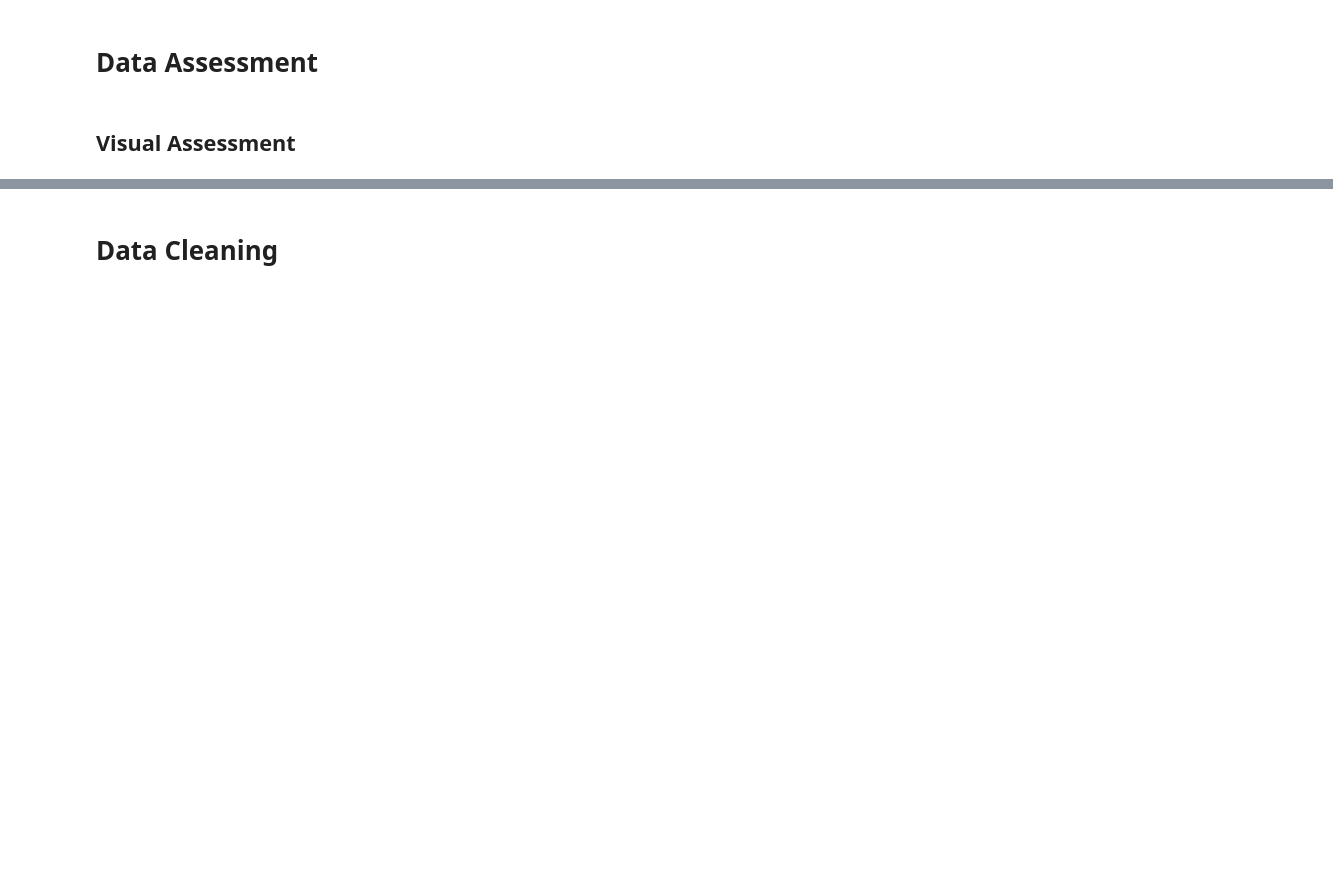
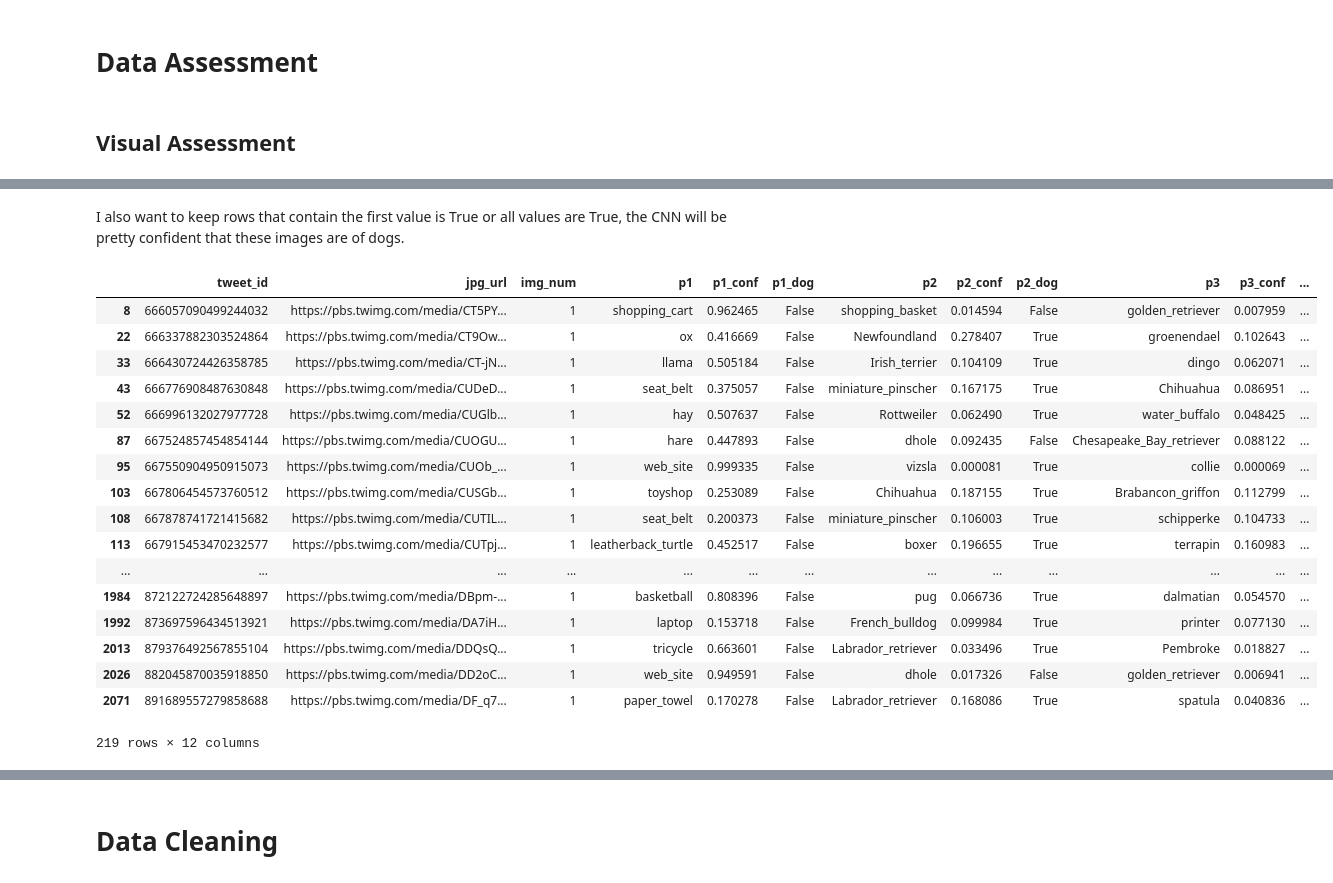
Before and after one commit to ASISPATT/Udacity-Project---Data-Wrangling, a Jupyter notebook: wrangling-act.ipynb, the cells around one changed output, grey strips where cells are left out. Drawn from its saved outputs; the diff is of its cells as text; code cells hidden in the pictures; blank space fills up the shorter version.

```diff
--- a/wrangling-act.ipynb
+++ b/wrangling-act.ipynb
@@ -122,0 +296,27 @@ df_api.head()
+# %% [markdown]
+I also want to keep rows that contain the first value is True or all values are True, the CNN will be pretty confident that these images are of dogs.
+# %%
+# Checking selection when the 2nd or 3rd probabilities are dogs
+df_breeds[((df_breeds["p1_dog"] == False) &
+         ((df_breeds["p2_dog"] == True) |
+         (df_breeds["p3_dog"] == True))) &
+         ()]
+# %% [output]
+|  | tweet_id | jpg_url | img_num | p1 | p1_conf | p1_dog | p2 | p2_conf | p2_dog | p3 | p3_conf | ... |
+| 8 | 666057090499244032 | https://pbs.twimg.com/media/CT5PY... | 1 | shopping_cart | 0.962465 | False | shopping_basket | 0.014594 | False | golden_retriever | 0.007959 | ... |
+| 22 | 666337882303524864 | https://pbs.twimg.com/media/CT9Ow... | 1 | ox | 0.416669 | False | Newfoundland | 0.278407 | True | groenendael | 0.102643 | ... |
+| 33 | 666430724426358785 | https://pbs.twimg.com/media/CT-jN... | 1 | llama | 0.505184 | False | Irish_terrier | 0.104109 | True | dingo | 0.062071 | ... |
+| 43 | 666776908487630848 | https://pbs.twimg.com/media/CUDeD... | 1 | seat_belt | 0.375057 | False | miniature_pinscher | 0.167175 | True | Chihuahua | 0.086951 | ... |
+| 52 | 666996132027977728 | https://pbs.twimg.com/media/CUGlb... | 1 | hay | 0.507637 | False | Rottweiler | 0.062490 | True | water_buffalo | 0.048425 | ... |
+| 87 | 667524857454854144 | https://pbs.twimg.com/media/CUOGU... | 1 | hare | 0.447893 | False | dhole | 0.092435 | False | Chesapeake_Bay_retriever | 0.088122 | ... |
+| 95 | 667550904950915073 | https://pbs.twimg.com/media/CUOb_... | 1 | web_site | 0.999335 | False | vizsla | 0.000081 | True | collie | 0.000069 | ... |
+| 103 | 667806454573760512 | https://pbs.twimg.com/media/CUSGb... | 1 | toyshop | 0.253089 | False | Chihuahua | 0.187155 | True | Brabancon_griffon | 0.112799 | ... |
+| 108 | 667878741721415682 | https://pbs.twimg.com/media/CUTIL... | 1 | seat_belt | 0.200373 | False | miniature_pinscher | 0.106003 | True | schipperke | 0.104733 | ... |
+| 113 | 667915453470232577 | https://pbs.twimg.com/media/CUTpj... | 1 | leatherback_turtle | 0.452517 | False | boxer | 0.196655 | True | terrapin | 0.160983 | ... |
+| ... | ... | ... | ... | ... | ... | ... | ... | ... | ... | ... | ... | ... |
+| 1984 | 872122724285648897 | https://pbs.twimg.com/media/DBpm-... | 1 | basketball | 0.808396 | False | pug | 0.066736 | True | dalmatian | 0.054570 | ... |
+| 1992 | 873697596434513921 | https://pbs.twimg.com/media/DA7iH... | 1 | laptop | 0.153718 | False | French_bulldog | 0.099984 | True | printer | 0.077130 | ... |
+| 2013 | 879376492567855104 | https://pbs.twimg.com/media/DDQsQ... | 1 | tricycle | 0.663601 | False | Labrador_retriever | 0.033496 | True | Pembroke | 0.018827 | ... |
+| 2026 | 882045870035918850 | https://pbs.twimg.com/media/DD2oC... | 1 | web_site | 0.949591 | False | dhole | 0.017326 | False | golden_retriever | 0.006941 | ... |
+| 2071 | 891689557279858688 | https://pbs.twimg.com/media/DF_q7... | 1 | paper_towel | 0.170278 | False | Labrador_retriever | 0.168086 | True | spatula | 0.040836 | ... |
+219 rows × 12 columns
```
Also changed, not shown: parts of 19 cells of this notebook.
